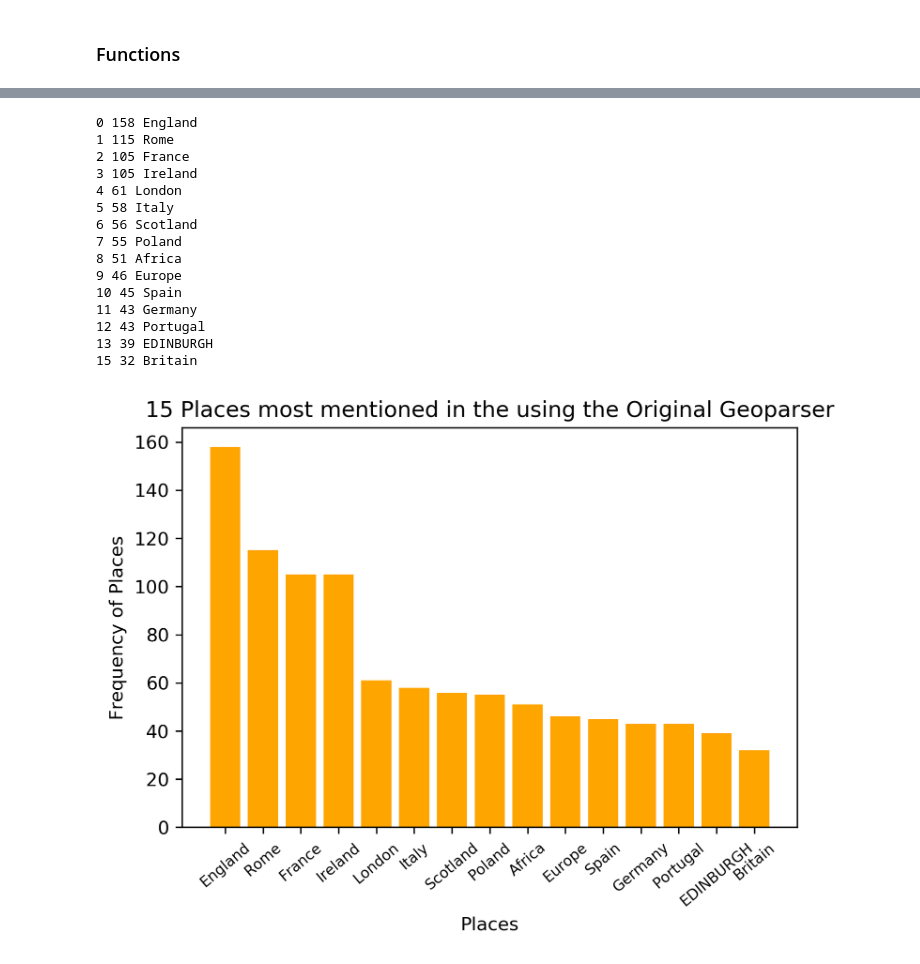
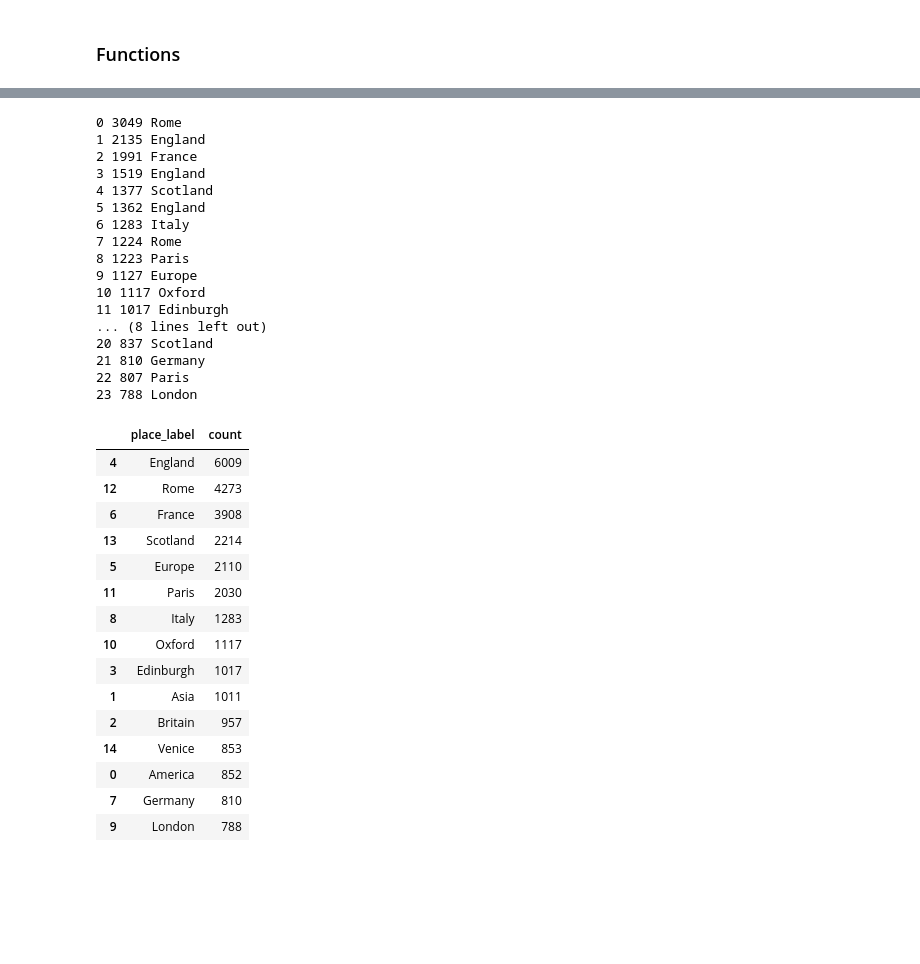
Before and after one commit to alan-turing-institute/defoe_visualization, a Jupyter notebook: NLS/Visualization_Geoparser_Original_3rd_Edition.ipynb, the cells around one changed output, grey strips where cells are left out. Drawn from its saved outputs; the diff is of its cells as text; code cells hidden in the pictures; blank space fills up the shorter version.

```diff
--- a/NLS/Visualization_Geoparser_Original_3rd_Edition.ipynb
+++ b/NLS/Visualization_Geoparser_Original_3rd_Edition.ipynb
@@ -193,26 +172,49 @@ place_count, place_name
 # %%
 #Getting the 15 places (and their frequencies) most mentioned
-filter_list=['Luther']
+filter_list=['Jupiter', 'Venus, a d p', 'Saturn']
 place_label, place_freq = label_freq_places(df_total, df_max_geolocations, filter_list)
 # %% [output]
-0 158 England
-1 115 Rome
-2 105 France
-3 105 Ireland
-4 61 London
-5 58 Italy
-6 56 Scotland
-7 55 Poland
-8 51 Africa
-9 46 Europe
-10 45 Spain
-11 43 Germany
-12 43 Portugal
-13 39 EDINBURGH
-15 32 Britain
+0 3049 Rome
+1 2135 England
+2 1991 France
+3 1519 England
+4 1377 Scotland
+5 1362 England
+6 1283 Italy
+7 1224 Rome
+8 1223 Paris
+9 1127 Europe
+10 1117 Oxford
+11 1017 Edinburgh
+... (8 lines left out)
+20 837 Scotland
+21 810 Germany
+22 807 Paris
+23 788 London
-# %%
-#Visualizing the 15 places in a Bar plot
-mpl.rcParams['figure.dpi']=300
-plot_bar_places(place_label, place_freq)
-# %% [output]
-[figure, removed]
+# %%
+#Visualizing the 15 places in a Bar plot
+df_places = {'place_label':place_label,'place_freq':place_freq}
+df_places_freq = pd.DataFrame(df_places)
+df_group_places = df_places_freq.groupby(['place_label'])['place_freq'].sum()\
+                             .reset_index(name='count') \
+                             .sort_values(['count'], ascending=False)
+
+
+df_group_places
+# %% [output]
+|  | place_label | count |
+| 4 | England | 6009 |
+| 12 | Rome | 4273 |
+| 6 | France | 3908 |
+| 13 | Scotland | 2214 |
+| 5 | Europe | 2110 |
+| 11 | Paris | 2030 |
+| 8 | Italy | 1283 |
+| 10 | Oxford | 1117 |
+| 3 | Edinburgh | 1017 |
+| 1 | Asia | 1011 |
+| 2 | Britain | 957 |
+| 14 | Venice | 853 |
+| 0 | America | 852 |
+| 7 | Germany | 810 |
+| 9 | London | 788 |
```
Also changed, not shown: parts of 17 cells of this notebook, 16 other files.
